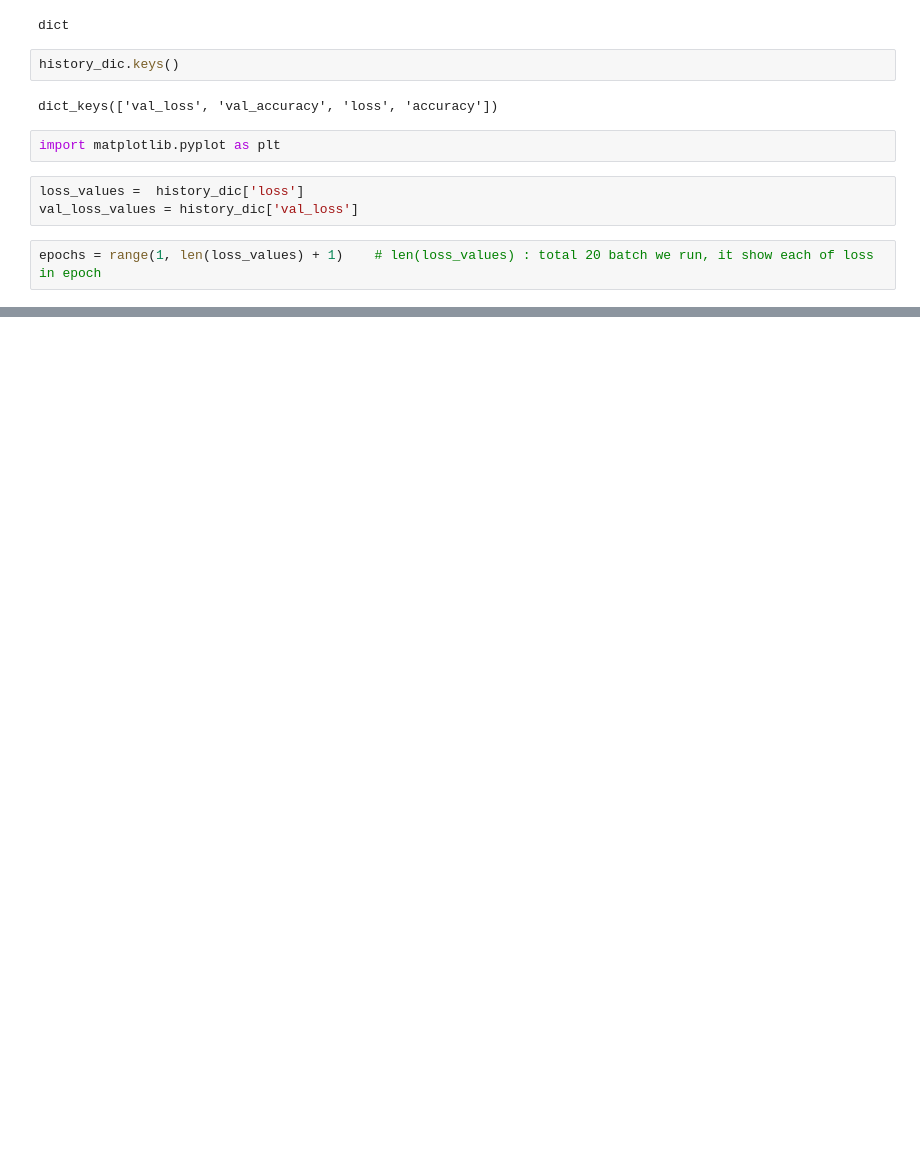
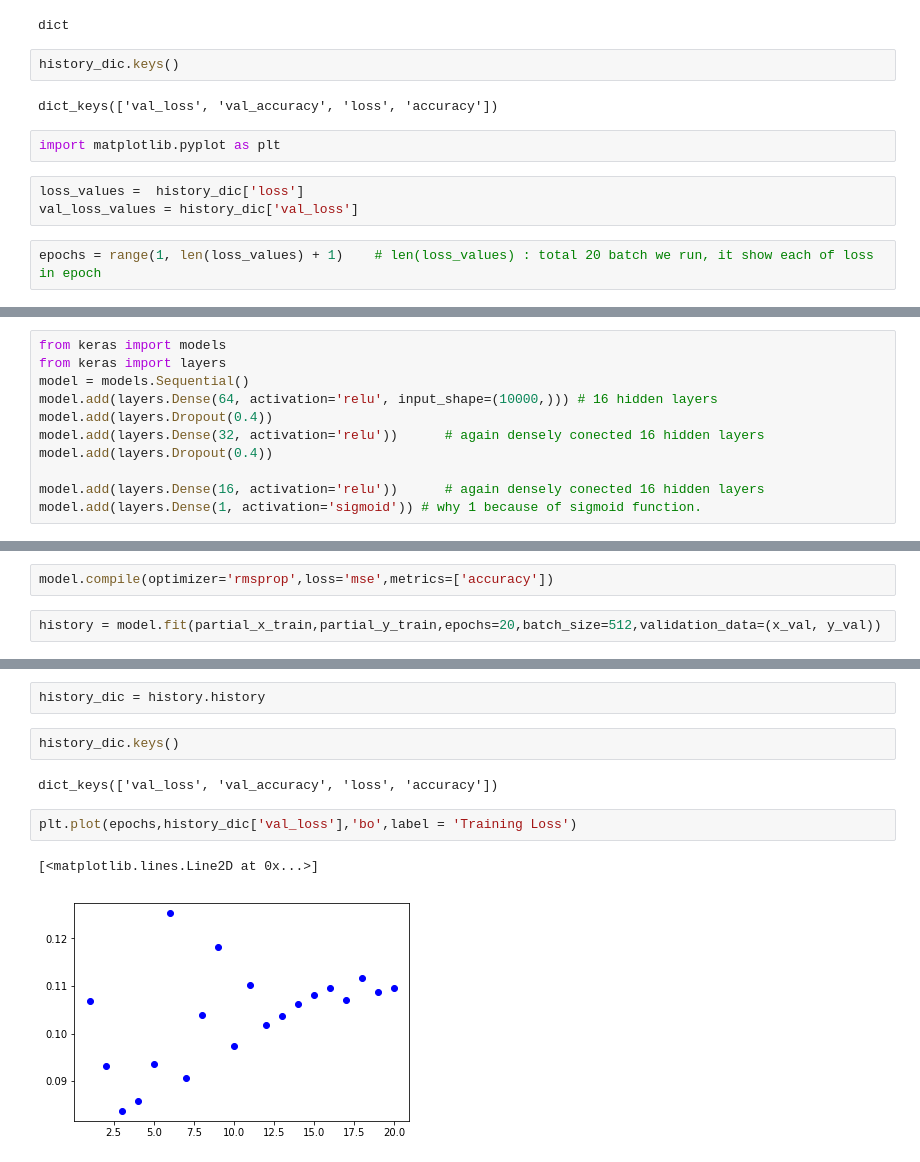
Before and after one commit to Iswaqasahmed/Tensorflow, a Jupyter notebook: Exercise 2/binary_classification.ipynb, the cells around one changed output, grey strips where cells are left out. Saved outputs shown, nothing was run; the diff lists cells and outputs as text; blank space fills up the shorter version.

Commit message:
reduce validation loss

```diff
--- a/Exercise 2/binary_classification.ipynb
+++ b/Exercise 2/binary_classification.ipynb
@@ -149,0 +181,11 @@ array([0.9999113], dtype=float32)
+# %%
+from keras import models
+from keras import layers
+model = models.Sequential()
+model.add(layers.Dense(64, activation='relu', input_shape=(10000,))) # 16 hidden layers
+model.add(layers.Dropout(0.4))
+model.add(layers.Dense(32, activation='relu'))      # again densely conected 16 hidden layers
+model.add(layers.Dropout(0.4))
+
+model.add(layers.Dense(16, activation='relu'))      # again densely conected 16 hidden layers
+model.add(layers.Dense(1, activation='sigmoid')) # why 1 because of sigmoid function.
@@ -149,0 +215,4 @@ array([0.9999113], dtype=float32)
+# %%
+model.compile(optimizer='rmsprop',loss='mse',metrics=['accuracy'])
+# %%
+history = model.fit(partial_x_train,partial_y_train,epochs=20,batch_size=512,validation_data=(x_val, y_val))
@@ -149,0 +237,11 @@ array([0.9999113], dtype=float32)
+# %%
+history_dic = history.history
+# %%
+history_dic.keys()
+# %% [output]
+dict_keys(['val_loss', 'val_accuracy', 'loss', 'accuracy'])
+# %%
+plt.plot(epochs,history_dic['val_loss'],'bo',label = 'Training Loss')
+# %% [output]
+[<matplotlib.lines.Line2D at 0x...>]
+[figure, added]
```
Also changed, not shown: parts of 25 cells of this notebook, 1 other file.
